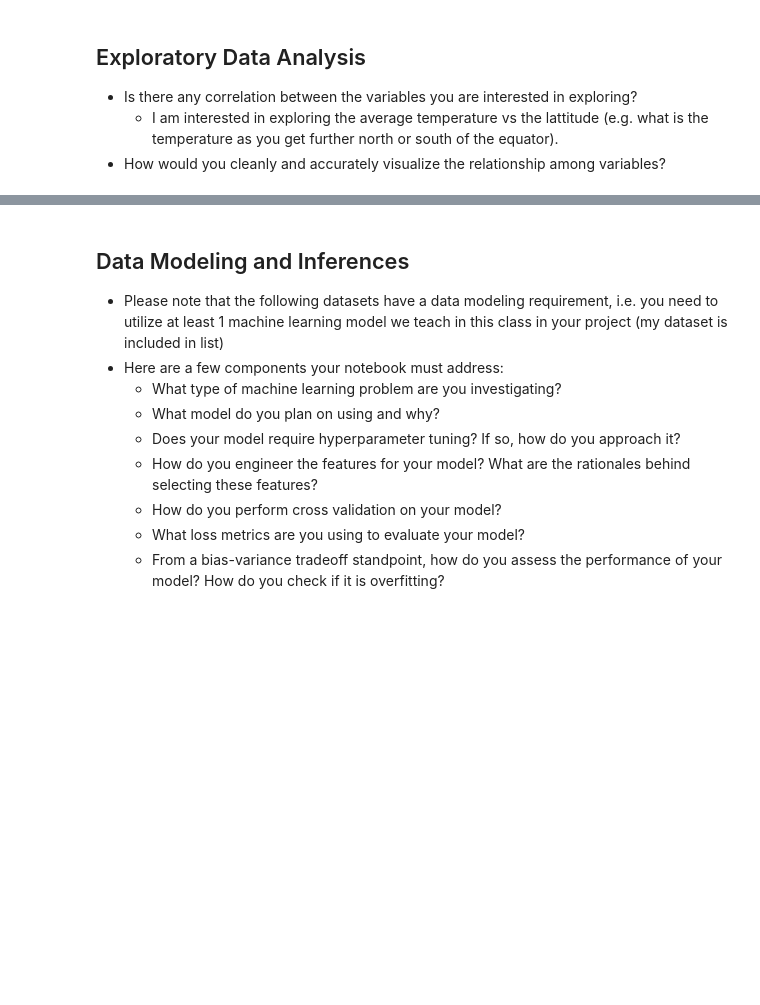
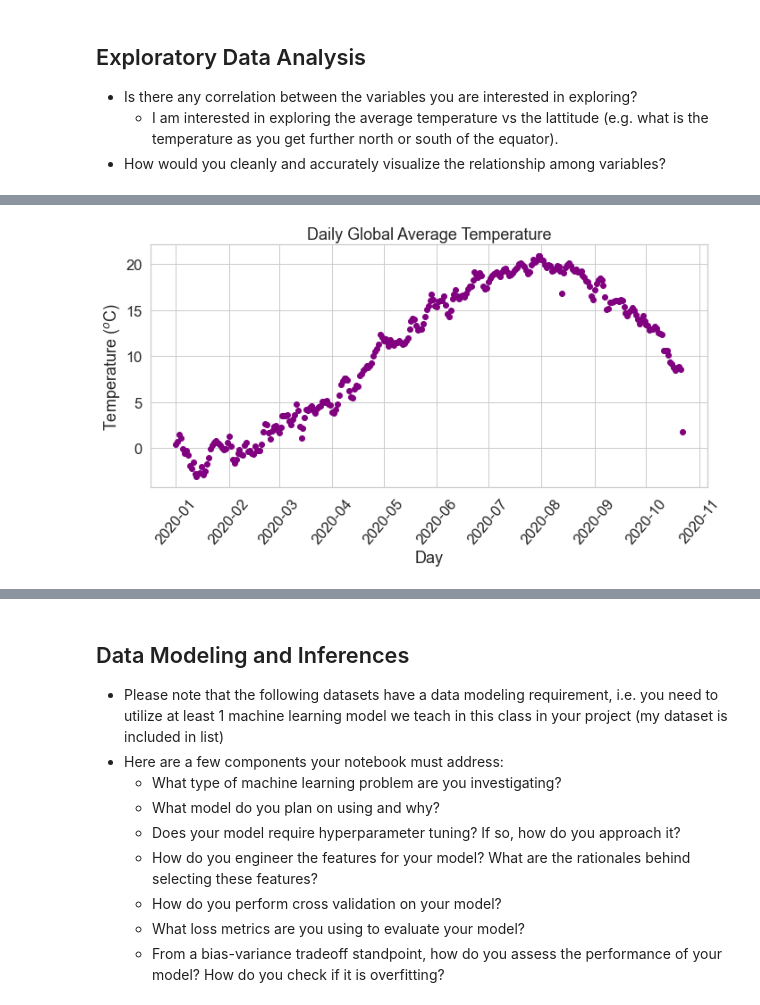
Before and after one commit to kalieknecht/data200-project, a Jupyter notebook: analysis/Analysis.ipynb, the cells around one changed output, grey strips where cells are left out. Cells and saved outputs as stored; diff of their text form; code cells hidden in the pictures; blank space fills up the shorter version.

```diff
--- a/analysis/Analysis.ipynb
+++ b/analysis/Analysis.ipynb
@@ -831,18 +951,22 @@ plt.show()
 # %%
 # Create figure and plot space
 fig, ax = plt.subplots(figsize=(10, 5))
 
 # Add x-axis and y-axis
 # temp in 10s of Celsius
 ax.scatter(daily_ave_weather.index.values,
-        daily_ave_weather['TAVG']/10,
+        daily_ave_weather['T_C'],
         color='purple')
 
 # Set title and labels for axes
 ax.set(xlabel="Day",
        ylabel="Temperature ($^o$C)",
        title="Daily Global Average Temperature")
 plt.tight_layout()
-plt.xticks(np.arange(0,300,20),rotation=50)
+#plt.xticks(np.arange(0,300,10),rotation=50)
+plt.xticks(rotation=50)
 plt.savefig('../figures/DailyAveTemp.png',bbox_inches = 'tight',pad_inches=0.5)
 plt.show()
+# note this plot is misleading because of heavy samping in US
+# %% [output]
+[figure, added]
```
Also changed, not shown: parts of 58 cells of this notebook, 4 other files.
